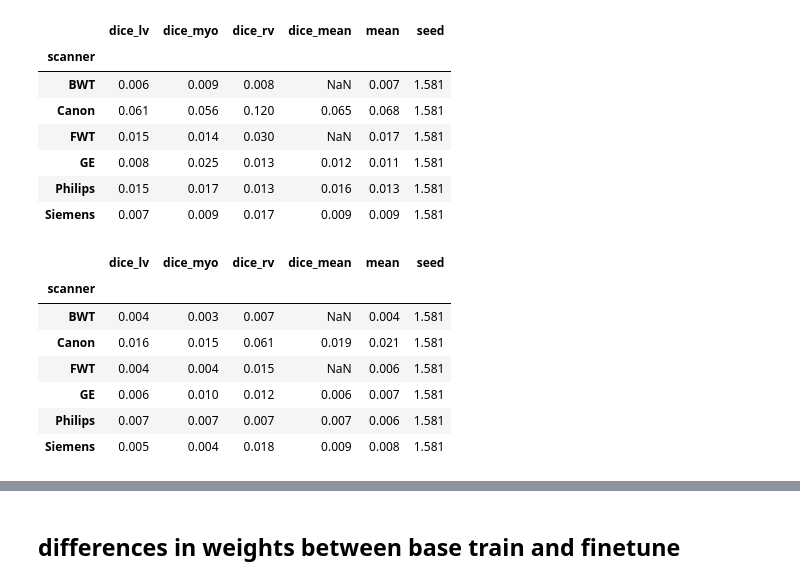
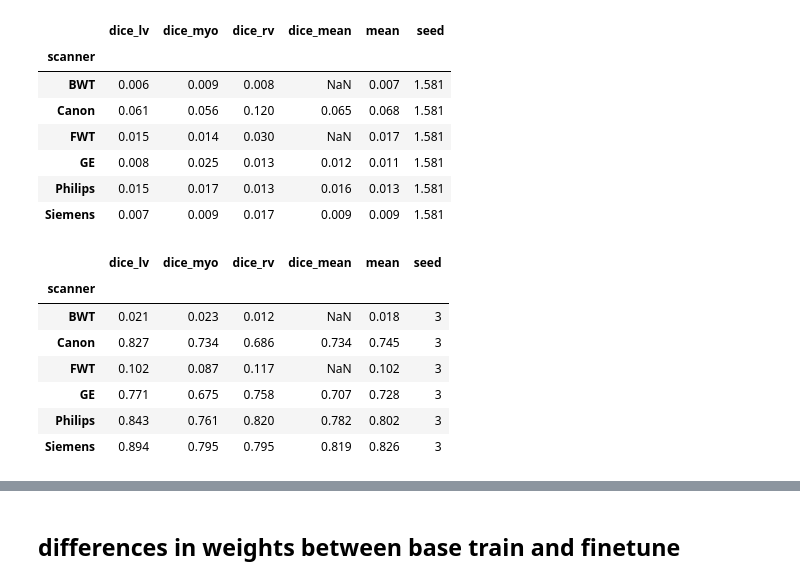
Before and after one commit to cirmuw/casa, a Jupyter notebook: evaluation/cardiac_evaluation.ipynb, the cells around one changed output, grey strips where cells are left out. Drawn from its saved outputs; the diff is of its cells as text; code cells hidden in the pictures.

```diff
--- a/evaluation/cardiac_evaluation.ipynb
+++ b/evaluation/cardiac_evaluation.ipynb
@@ -814,13 +822,13 @@ eval_config('../training_configs/ablation_cardiac/cardiac_casa_10_random.yml', s
 | Philips | 0.015 | 0.017 | 0.013 | 0.016 | 0.013 | 1.581 |
 | Siemens | 0.007 | 0.009 | 0.017 | 0.009 | 0.009 | 1.581 |
 # %%
-eval_config('../training_configs/ablation_cardiac/cardiac_naive_10_random.yml', seeds=[1, 2, 3, 4, 5]).groupby('scanner').std().round(3)
+eval_config('../training_configs/ablation_cardiac/cardiac_naive_10_random.yml', seeds=[1, 2, 3, 4, 5]).groupby('scanner').mean().round(3)
 # %% [output]
 |  | dice_lv | dice_myo | dice_rv | dice_mean | mean | seed |
 | scanner |  |  |  |  |  |  |
-| BWT | 0.004 | 0.003 | 0.007 | NaN | 0.004 | 1.581 |
-| Canon | 0.016 | 0.015 | 0.061 | 0.019 | 0.021 | 1.581 |
-| FWT | 0.004 | 0.004 | 0.015 | NaN | 0.006 | 1.581 |
-| GE | 0.006 | 0.010 | 0.012 | 0.006 | 0.007 | 1.581 |
-| Philips | 0.007 | 0.007 | 0.007 | 0.007 | 0.006 | 1.581 |
-| Siemens | 0.005 | 0.004 | 0.018 | 0.009 | 0.008 | 1.581 |
+| BWT | 0.021 | 0.023 | 0.012 | NaN | 0.018 | 3 |
+| Canon | 0.827 | 0.734 | 0.686 | 0.734 | 0.745 | 3 |
+| FWT | 0.102 | 0.087 | 0.117 | NaN | 0.102 | 3 |
+| GE | 0.771 | 0.675 | 0.758 | 0.707 | 0.728 | 3 |
+| Philips | 0.843 | 0.761 | 0.820 | 0.782 | 0.802 | 3 |
+| Siemens | 0.894 | 0.795 | 0.795 | 0.819 | 0.826 | 3 |
```
Also changed, not shown: parts of 4 cells of this notebook, 18 other files.
